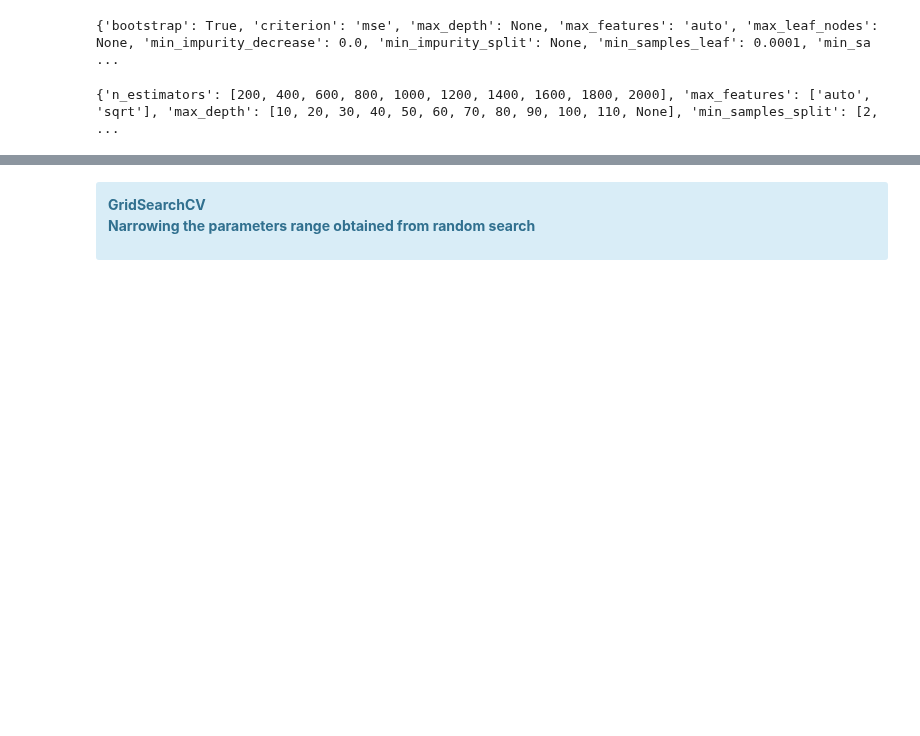
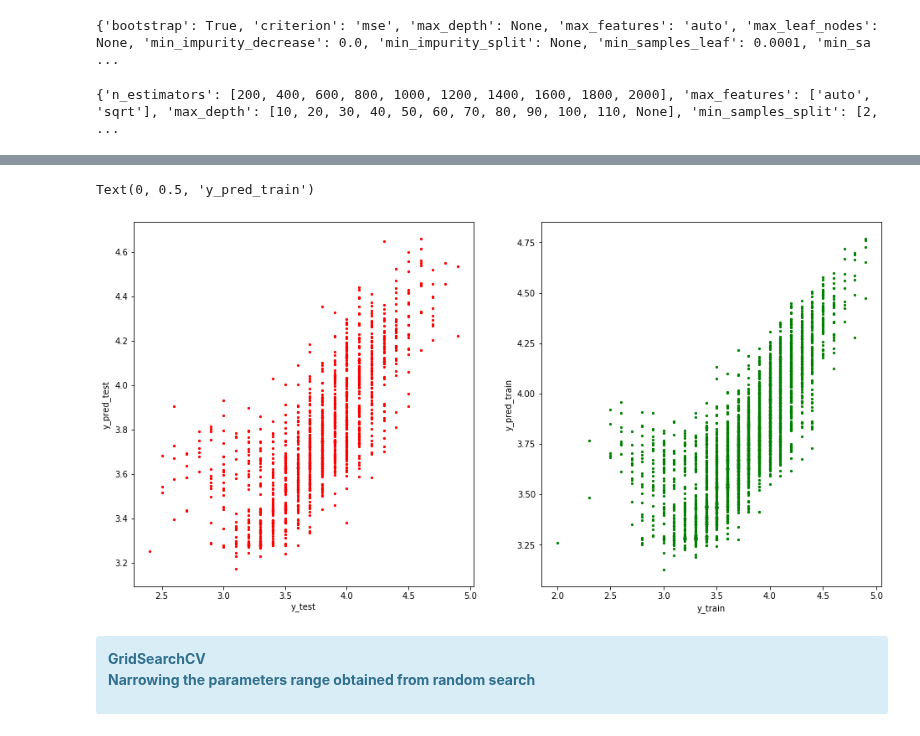
Before and after one commit to Anandpatil412/DSC, a Jupyter notebook: CapstoneProject1/IndepthAnalysis/In_depth_analysis.ipynb, the cells around one changed output, grey strips where cells are left out. Cells and saved outputs as stored; diff of their text form; code cells hidden in the pictures; blank space fills up the shorter version.

```diff
--- a/CapstoneProject1/IndepthAnalysis/In_depth_analysis.ipynb
+++ b/CapstoneProject1/IndepthAnalysis/In_depth_analysis.ipynb
@@ -223,3 +319,18 @@ Train accuracy 0.7891648119554634
+# %%
+plt.figure(figsize=(16,8))
+
+plt.subplot(1, 2, 1)
+plt.scatter(y_test, y_pred_test, color = 'red',s=5)
+plt.xlabel('y_test')
+plt.ylabel('y_pred_test')
+
+plt.subplot(1, 2, 2)
+plt.scatter(y_train, y_pred_train, color = 'green',s=5)
+plt.xlabel('y_train')
+plt.ylabel('y_pred_train')
+# %% [output]
+Text(0, 0.5, 'y_pred_train')
+[figure, added]
 # %% [markdown]
 <div class="span5 alert alert-info">
 <b>
```
Also changed, not shown: parts of 17 cells of this notebook.
